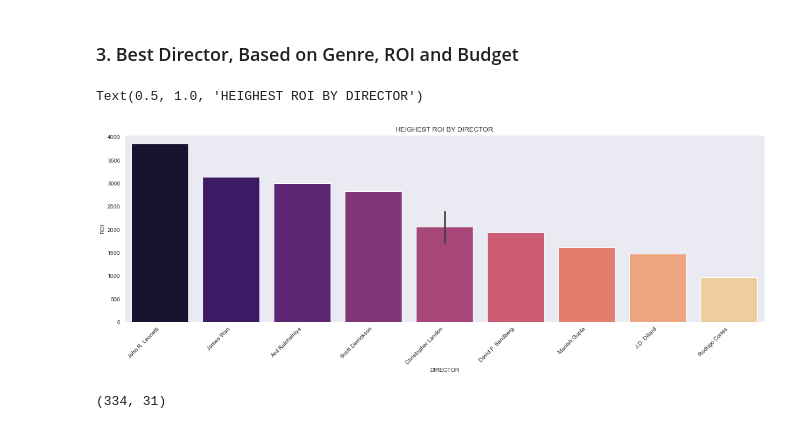
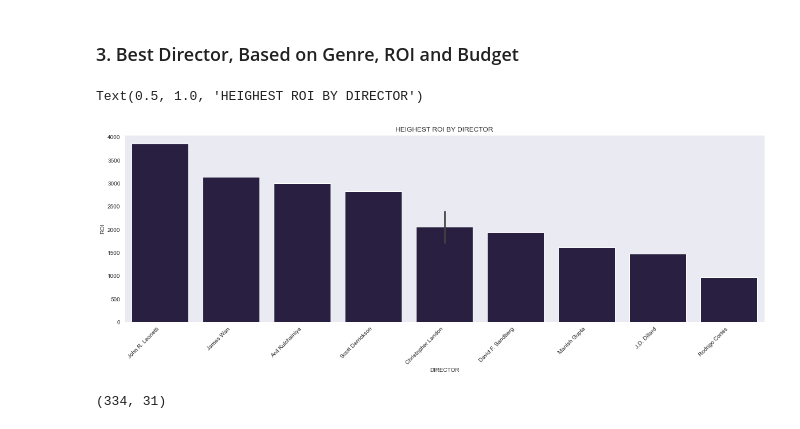
Before and after one commit to avithekkc/P1-moive-data-analysis, a Jupyter notebook: data-visualization.ipynb, the cells around one changed output. Saved outputs shown, nothing was run; the diff lists cells and outputs as text; code cells hidden in the pictures.

Commit message:
made changes in visualization and presentation as per feedback.

```diff
--- a/data-visualization.ipynb
+++ b/data-visualization.ipynb
@@ -295,20 +292,20 @@ df_c = df_c[((df_c['Thriller'] == 1) | (df_c['Action'] == 1))]
 # %%
 #plot the most profitable people
 plot_df = df_c.sort_values('mean_roi', ascending=False)[:10]
 plt.figure (figsize = (20, 6))
 sns.barplot(data = plot_df,
             x = 'director',
             y = 'mean_roi',
-            palette='magma')
+            color='#261947')
 
 # rotate ticks
 plt.xticks(rotation = 45, ha = 'right');
 plt.xlabel('DIRECTOR')
 plt.ylabel('ROI')
 plt.title('HEIGHEST ROI BY DIRECTOR')
 # %% [output]
 Text(0.5, 1.0, 'HEIGHEST ROI BY DIRECTOR')
-[figure, old version]
+[figure, new version]
 # %%
 directors_top = plot_df.director.unique()
 # %%
```
Also changed, not shown: parts of 3 cells of this notebook, 6 other files.
